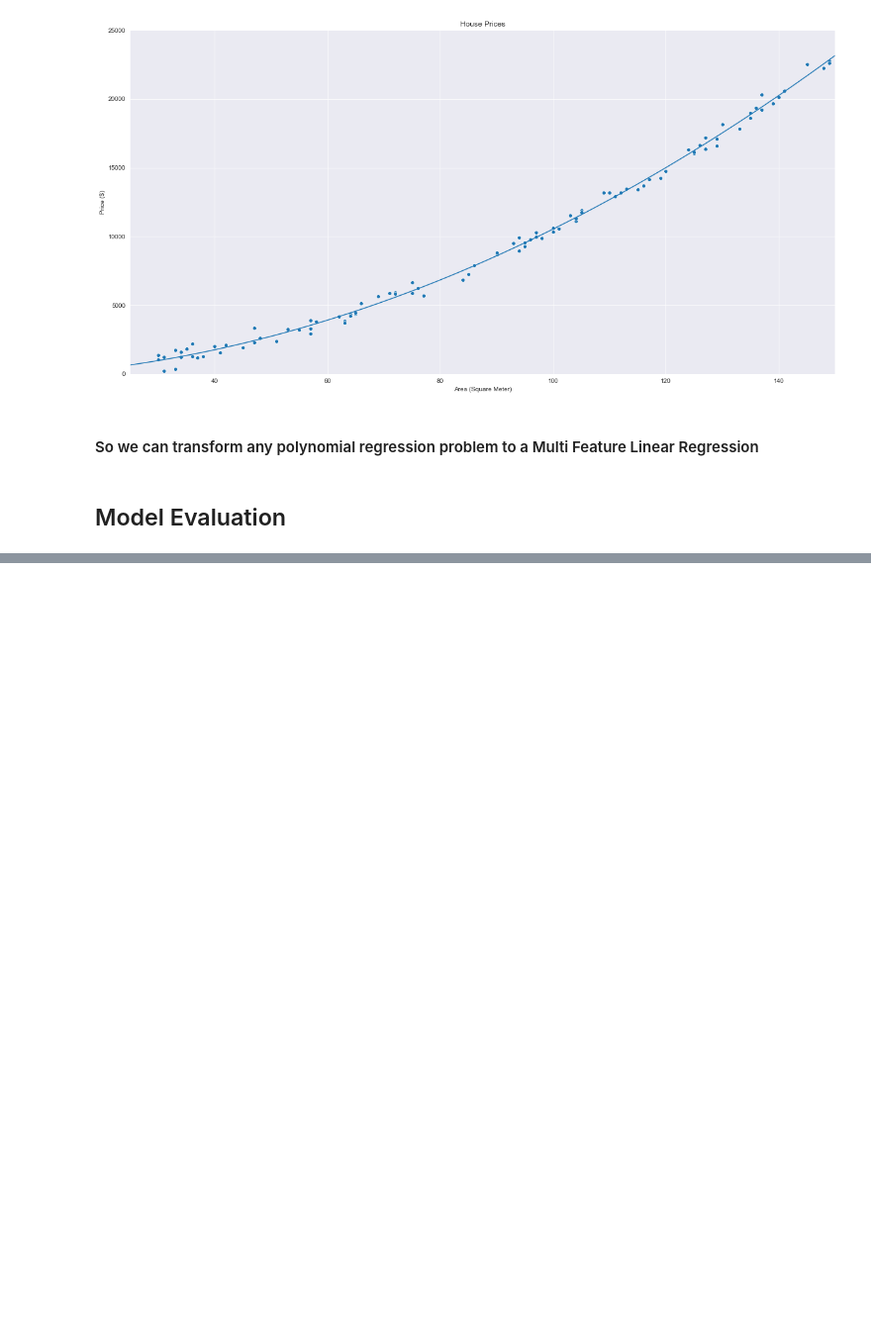
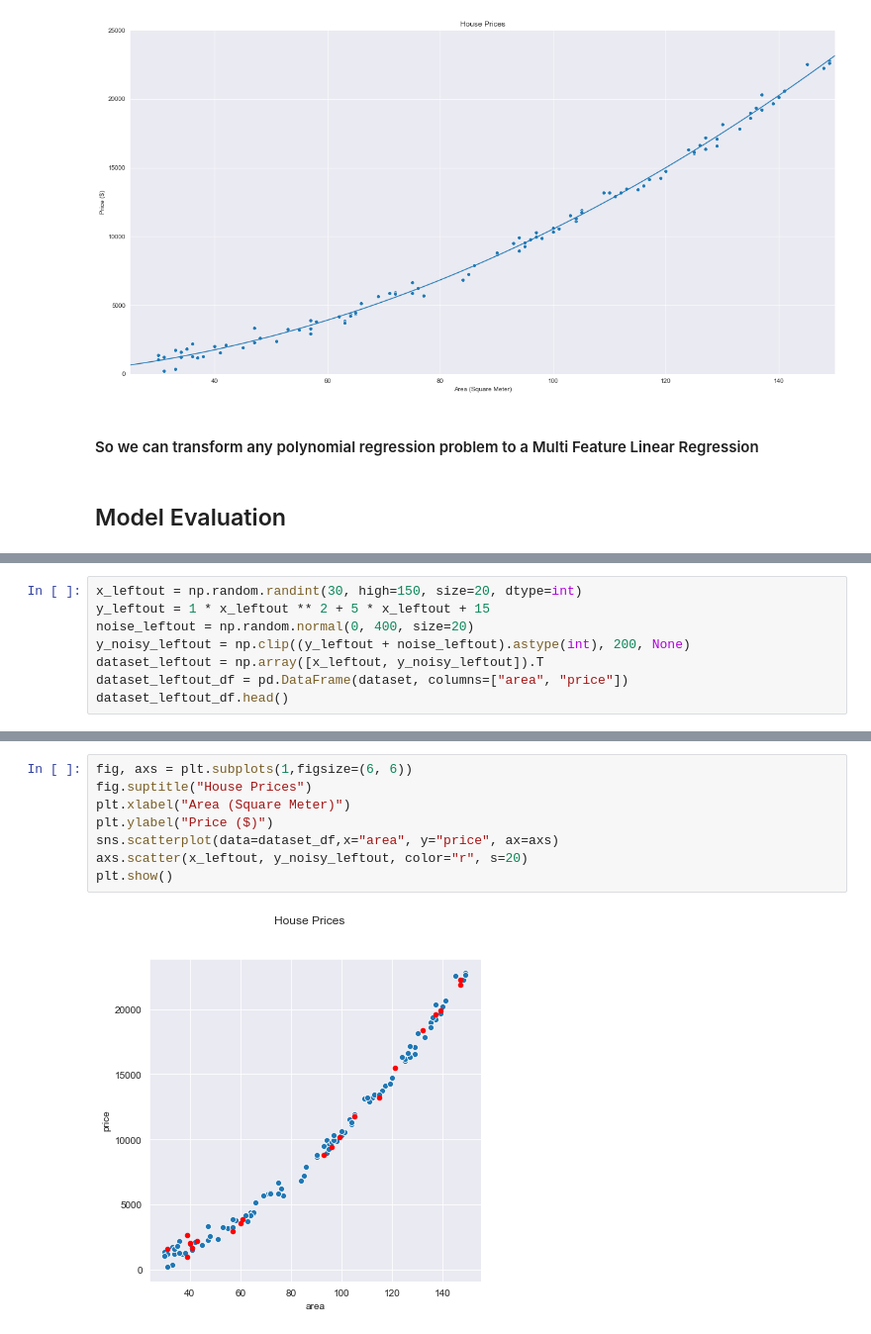
Before and after one commit to SoheilKoohi/ml_course, a Jupyter notebook: 01_linear_regression.ipynb, the cells around one changed output, grey strips where cells are left out. Shown at 99% size. Saved outputs shown, nothing was run; the diff lists cells and outputs as text; blank space fills up the shorter version.

```diff
--- a/01_linear_regression.ipynb
+++ b/01_linear_regression.ipynb
@@ -407,0 +527,8 @@ plt.show()
+# %%
+x_leftout = np.random.randint(30, high=150, size=20, dtype=int)
+y_leftout = 1 * x_leftout ** 2 + 5 * x_leftout + 15
+noise_leftout = np.random.normal(0, 400, size=20)
+y_noisy_leftout = np.clip((y_leftout + noise_leftout).astype(int), 200, None)
+dataset_leftout = np.array([x_leftout, y_noisy_leftout]).T
+dataset_leftout_df = pd.DataFrame(dataset, columns=["area", "price"])
+dataset_leftout_df.head()
@@ -407,0 +542,10 @@ plt.show()
+# %%
+fig, axs = plt.subplots(1,figsize=(6, 6))
+fig.suptitle("House Prices")
+plt.xlabel("Area (Square Meter)")
+plt.ylabel("Price ($)")
+sns.scatterplot(data=dataset_df,x="area", y="price", ax=axs)
+axs.scatter(x_leftout, y_noisy_leftout, color="r", s=20)
+plt.show()
+# %% [output]
+[figure, added]
```
Also changed, not shown: parts of 21 cells of this notebook.
